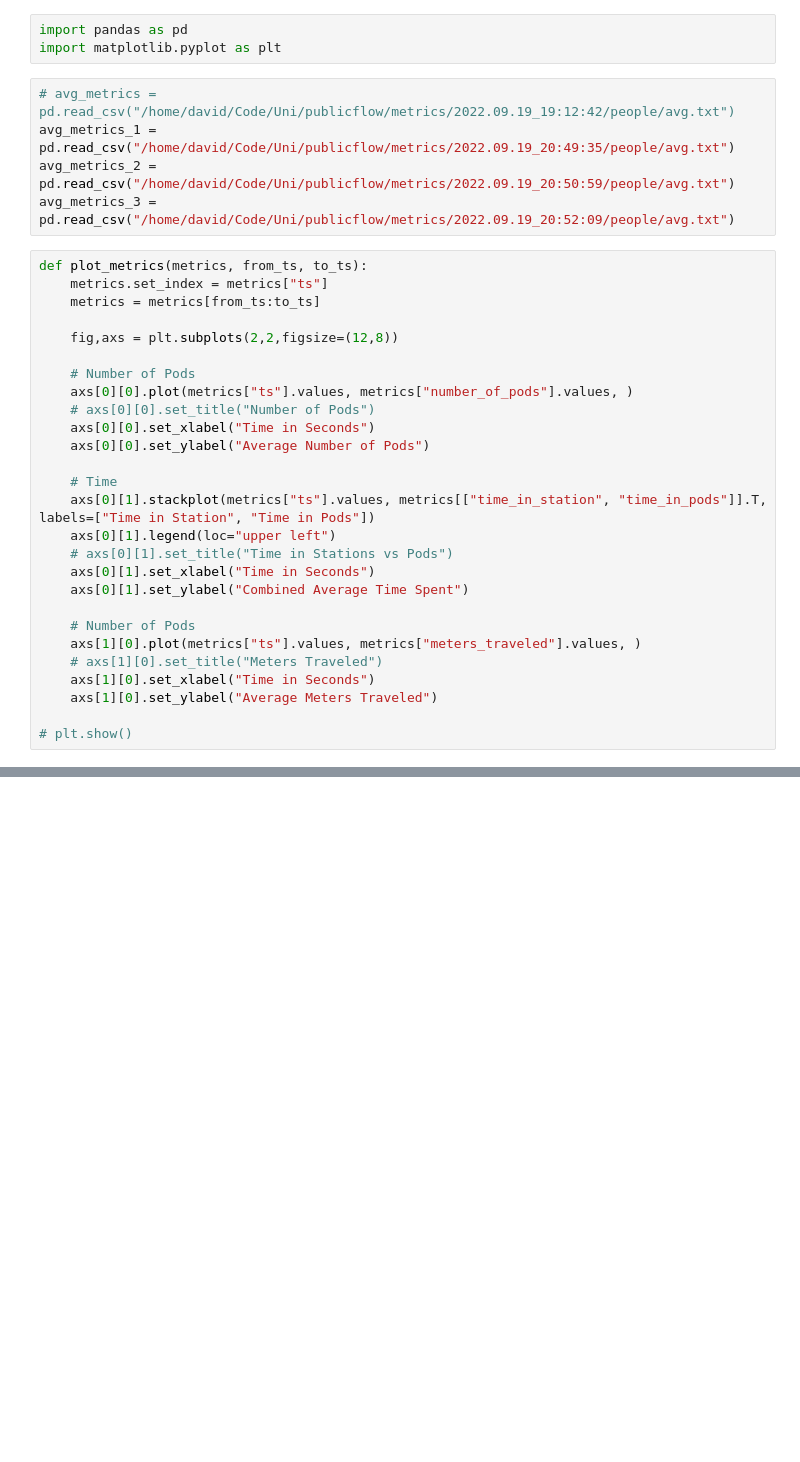
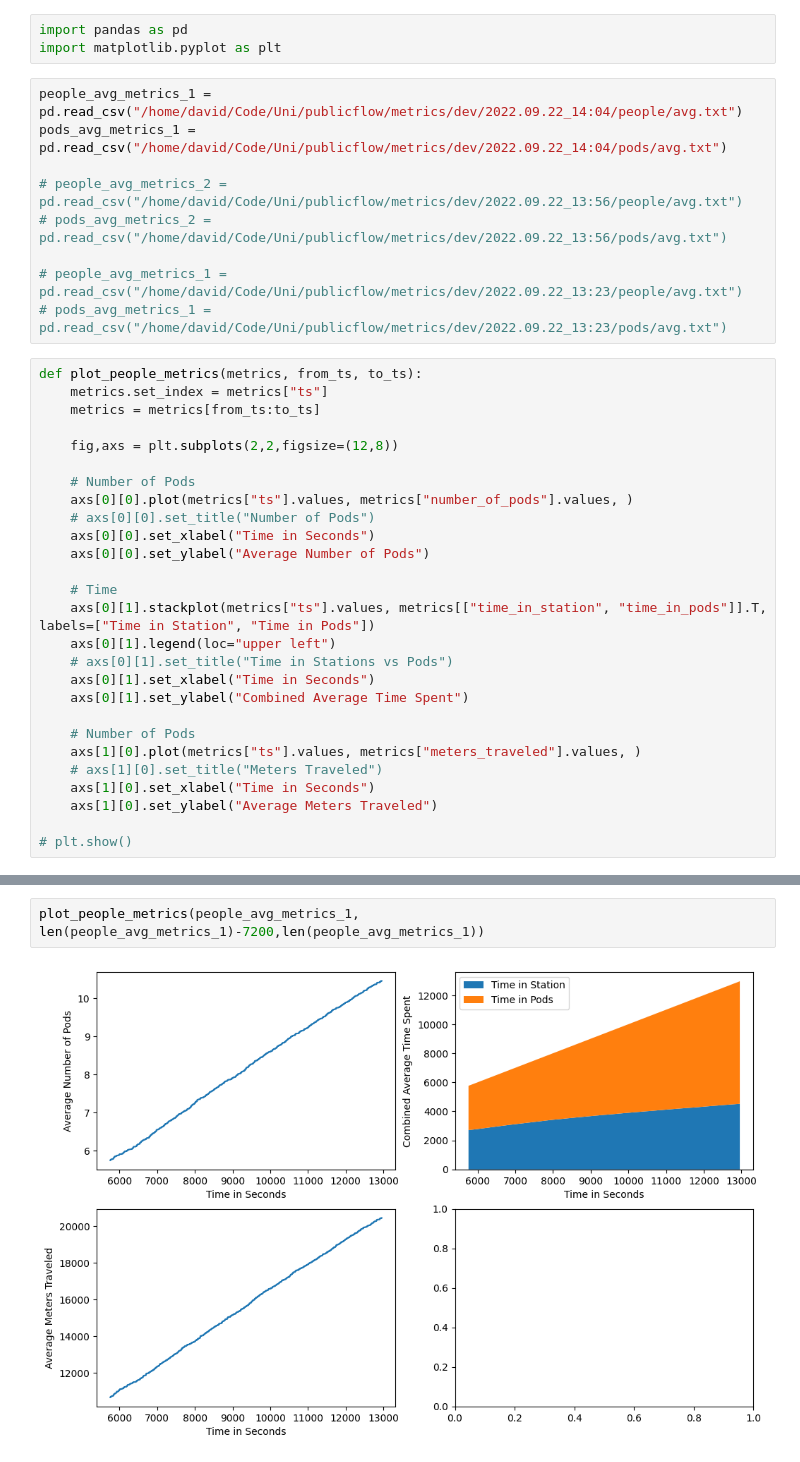
Before and after one commit to deeliciouscode/publicflow, a Jupyter notebook: analysis/evaluate_metrics.ipynb, the cells around one changed output, grey strips where cells are left out. Cells and saved outputs as stored; diff of their text form; blank space fills up the shorter version.

Commit message:
add metrics analysis for pods

```diff
--- a/analysis/evaluate_metrics.ipynb
+++ b/analysis/evaluate_metrics.ipynb
@@ -2,12 +2,16 @@
 import pandas as pd
 import matplotlib.pyplot as plt
 # %%
-# avg_metrics = pd.read_csv("/home/david/Code/Uni/publicflow/metrics/2022.09.19_19:12:42/people/avg.txt")
-avg_metrics_1 = pd.read_csv("/home/david/Code/Uni/publicflow/metrics/2022.09.19_20:49:35/people/avg.txt")
-avg_metrics_2 = pd.read_csv("/home/david/Code/Uni/publicflow/metrics/2022.09.19_20:50:59/people/avg.txt")
-avg_metrics_3 = pd.read_csv("/home/david/Code/Uni/publicflow/metrics/2022.09.19_20:52:09/people/avg.txt")
+people_avg_metrics_1 = pd.read_csv("/home/david/Code/Uni/publicflow/metrics/dev/2022.09.22_14:04/people/avg.txt")
+pods_avg_metrics_1 = pd.read_csv("/home/david/Code/Uni/publicflow/metrics/dev/2022.09.22_14:04/pods/avg.txt")
+
+# people_avg_metrics_2 = pd.read_csv("/home/david/Code/Uni/publicflow/metrics/dev/2022.09.22_13:56/people/avg.txt")
+# pods_avg_metrics_2 = pd.read_csv("/home/david/Code/Uni/publicflow/metrics/dev/2022.09.22_13:56/pods/avg.txt")
+
+# people_avg_metrics_1 = pd.read_csv("/home/david/Code/Uni/publicflow/metrics/dev/2022.09.22_13:23/people/avg.txt")
+# pods_avg_metrics_1 = pd.read_csv("/home/david/Code/Uni/publicflow/metrics/dev/2022.09.22_13:23/pods/avg.txt")
 # %%
-def plot_metrics(metrics, from_ts, to_ts):
+def plot_people_metrics(metrics, from_ts, to_ts):
     metrics.set_index = metrics["ts"]
     metrics = metrics[from_ts:to_ts]
 
@@ -47,0 +74,4 @@ plot_metrics(avg_metrics_3,1000,4000)
+# %%
+plot_people_metrics(people_avg_metrics_1, len(people_avg_metrics_1)-7200,len(people_avg_metrics_1))
+# %% [output]
+[figure, added]
```
Also changed, not shown: parts of 7 cells of this notebook, 6 other files.
